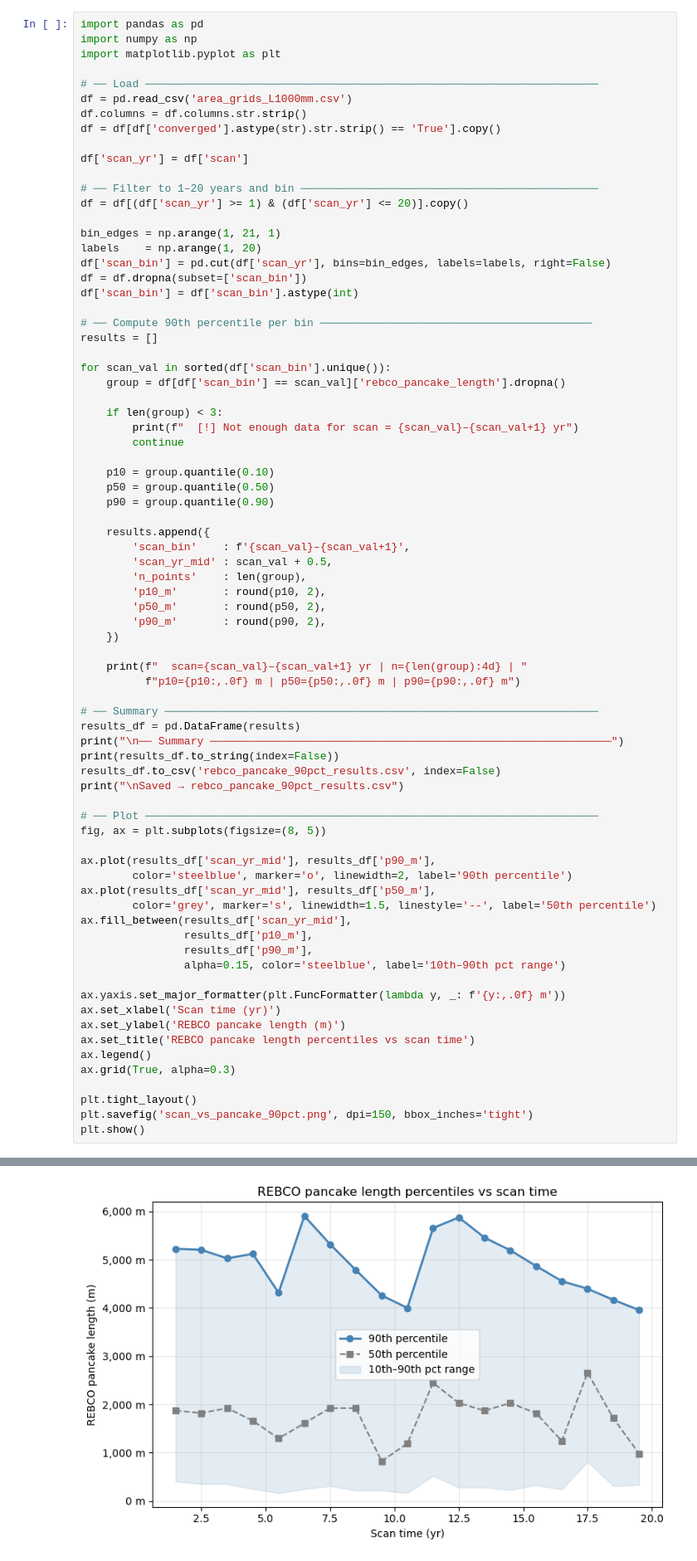
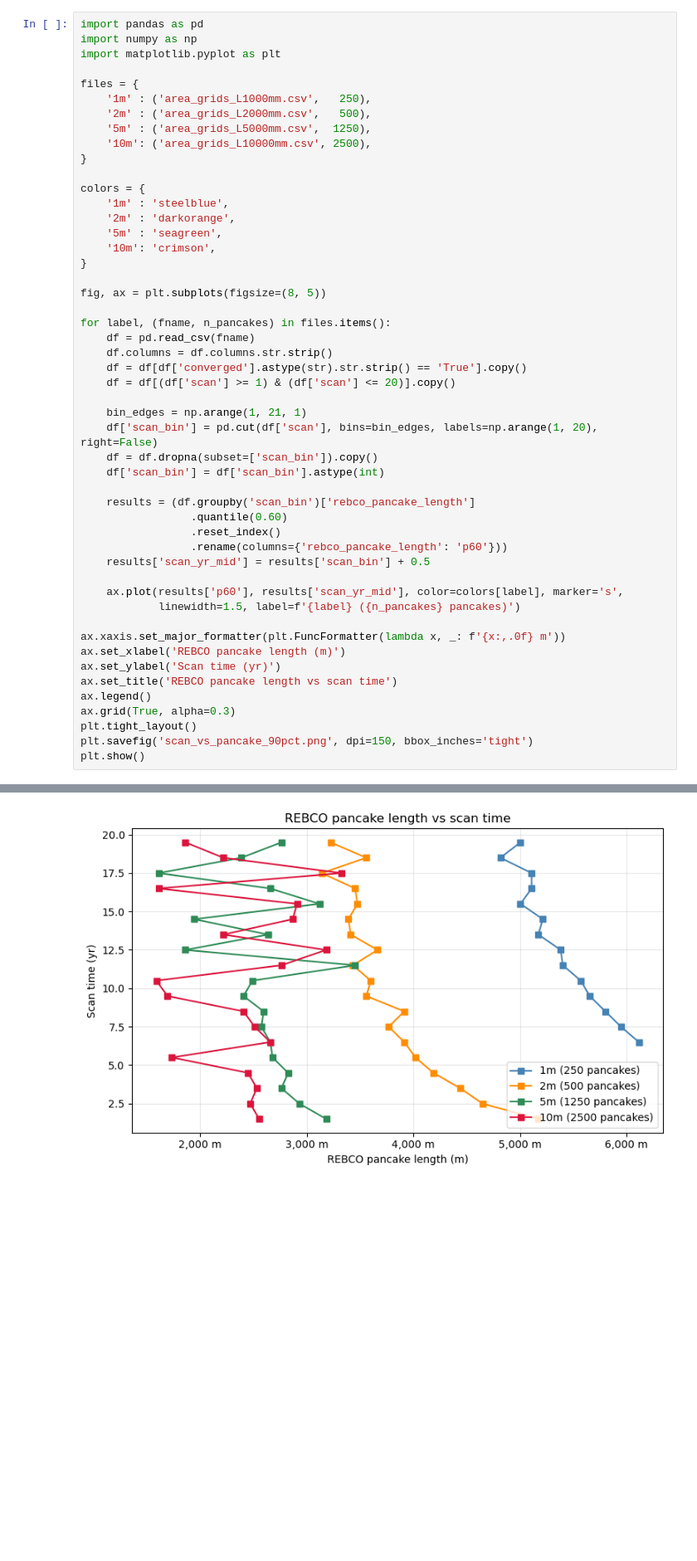
Before and after one commit to penelopequassolo/Magnet_design, a Jupyter notebook: DMRadio_GUT_preliminary_design/scan_time_vs_REBCO_test.ipynb, the cells around one changed output, grey strips where cells are left out. Shown at 83% size. Cells and saved outputs as stored; diff of their text form; blank space fills up the shorter version.

```diff
--- a/DMRadio_GUT_preliminary_design/scan_time_vs_REBCO_test.ipynb
+++ b/DMRadio_GUT_preliminary_design/scan_time_vs_REBCO_test.ipynb
@@ -3,74 +3,48 @@ import pandas as pd
 import numpy as np
 import matplotlib.pyplot as plt
 
-# ── Load ──────────────────────────────────────────────────────────────────────
-df = pd.read_csv('area_grids_L1000mm.csv')
-df.columns = df.columns.str.strip()
-df = df[df['converged'].astype(str).str.strip() == 'True'].copy()
+files = {
+    '1m' : ('area_grids_L1000mm.csv',   250),
+    '2m' : ('area_grids_L2000mm.csv',   500),
+    '5m' : ('area_grids_L5000mm.csv',  1250),
+    '10m': ('area_grids_L10000mm.csv', 2500),
+}
 
-df['scan_yr'] = df['scan']
+colors = {
+    '1m' : 'steelblue',
+    '2m' : 'darkorange',
+    '5m' : 'seagreen',
+    '10m': 'crimson',
+}
 
-# ── Filter to 1–20 years and bin ──────────────────────────────────────────────
-df = df[(df['scan_yr'] >= 1) & (df['scan_yr'] <= 20)].copy()
-
-bin_edges = np.arange(1, 21, 1)
-labels    = np.arange(1, 20)
-df['scan_bin'] = pd.cut(df['scan_yr'], bins=bin_edges, labels=labels, right=False)
-df = df.dropna(subset=['scan_bin'])
-df['scan_bin'] = df['scan_bin'].astype(int)
-
-# ── Compute 90th percentile per bin ──────────────────────────────────────────
-results = []
-
-for scan_val in sorted(df['scan_bin'].unique()):
-    group = df[df['scan_bin'] == scan_val]['rebco_pancake_length'].dropna()
-
-    if len(group) < 3:
-        print(f"  [!] Not enough data for scan = {scan_val}–{scan_val+1} yr")
-        continue
-
-    p10 = group.quantile(0.10)
-    p50 = group.quantile(0.50)
-    p90 = group.quantile(0.90)
-
-    results.append({
-        'scan_bin'    : f'{scan_val}–{scan_val+1}',
-        'scan_yr_mid' : scan_val + 0.5,
-        'n_points'    : len(group),
-        'p10_m'       : round(p10, 2),
-        'p50_m'       : round(p50, 2),
-        'p90_m'       : round(p90, 2),
-    })
-
-    print(f"  scan={scan_val}–{scan_val+1} yr | n={len(group):4d} | "
-          f"p10={p10:,.0f} m | p50={p50:,.0f} m | p90={p90:,.0f} m")
-
-# ── Summary ───────────────────────────────────────────────────────────────────
-results_df = pd.DataFrame(results)
-print("\n── Summary ──────────────────────────────────────────────────────────────")
-print(results_df.to_string(index=False))
-results_df.to_csv('rebco_pancake_90pct_results.csv', index=False)
-print("\nSaved → rebco_pancake_90pct_results.csv")
-
-# ── Plot ──────────────────────────────────────────────────────────────────────
 fig, ax = plt.subplots(figsize=(8, 5))
 
-ax.plot(results_df['scan_yr_mid'], results_df['p90_m'],
-        color='steelblue', marker='o', linewidth=2, label='90th percentile')
-ax.plot(results_df['scan_yr_mid'], results_df['p50_m'],
-        color='grey', marker='s', linewidth=1.5, linestyle='--', label='50th percentile')
-ax.fill_between(results_df['scan_yr_mid'],
-                results_df['p10_m'],
-                results_df['p90_m'],
-                alpha=0.15, color='steelblue', label='10th–90th pct range')
+for label, (fname, n_pancakes) in files.items():
+    df = pd.read_csv(fname)
+    df.columns = df.columns.str.strip()
+    df = df[df['converged'].astype(str).str.strip() == 'True'].copy()
+    df = df[(df['scan'] >= 1) & (df['scan'] <= 20)].copy()
 
-ax.yaxis.set_major_formatter(plt.FuncFormatter(lambda y, _: f'{y:,.0f} m'))
-ax.set_xlabel('Scan time (yr)')
-ax.set_ylabel('REBCO pancake length (m)')
-ax.set_title('REBCO pancake length percentiles vs scan time')
+    bin_edges = np.arange(1, 21, 1)
+    df['scan_bin'] = pd.cut(df['scan'], bins=bin_edges, labels=np.arange(1, 20), right=False)
+    df = df.dropna(subset=['scan_bin']).copy()
+    df['scan_bin'] = df['scan_bin'].astype(int)
+
+    results = (df.groupby('scan_bin')['rebco_pancake_length']
+                 .quantile(0.60)
+                 .reset_index()
+                 .rename(columns={'rebco_pancake_length': 'p60'}))
+    results['scan_yr_mid'] = results['scan_bin'] + 0.5
+
+    ax.plot(results['p60'], results['scan_yr_mid'], color=colors[label], marker='s',
+            linewidth=1.5, label=f'{label} ({n_pancakes} pancakes)')
+
+ax.xaxis.set_major_formatter(plt.FuncFormatter(lambda x, _: f'{x:,.0f} m'))
+ax.set_xlabel('REBCO pancake length (m)')
+ax.set_ylabel('Scan time (yr)')
+ax.set_title('REBCO pancake length vs scan time')
 ax.legend()
 ax.grid(True, alpha=0.3)
-
 plt.tight_layout()
 plt.savefig('scan_vs_pancake_90pct.png', dpi=150, bbox_inches='tight')
 plt.show()
@@ -95 +52 @@ Saved → rebco_pancake_90pct_results.csv
-[figure, old version]
+[figure, new version]
```
Also changed, not shown: parts of 2 cells of this notebook, 10 other files.
